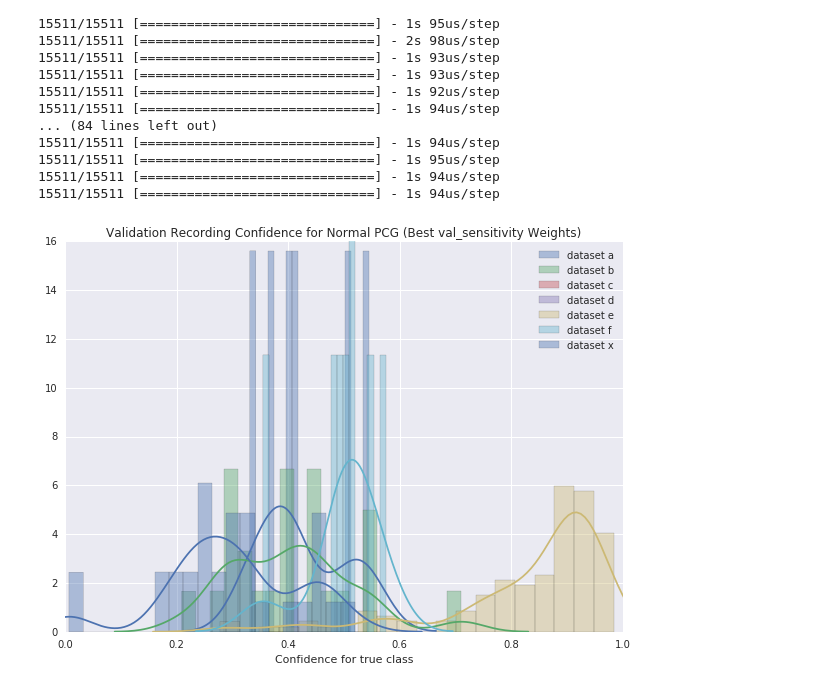
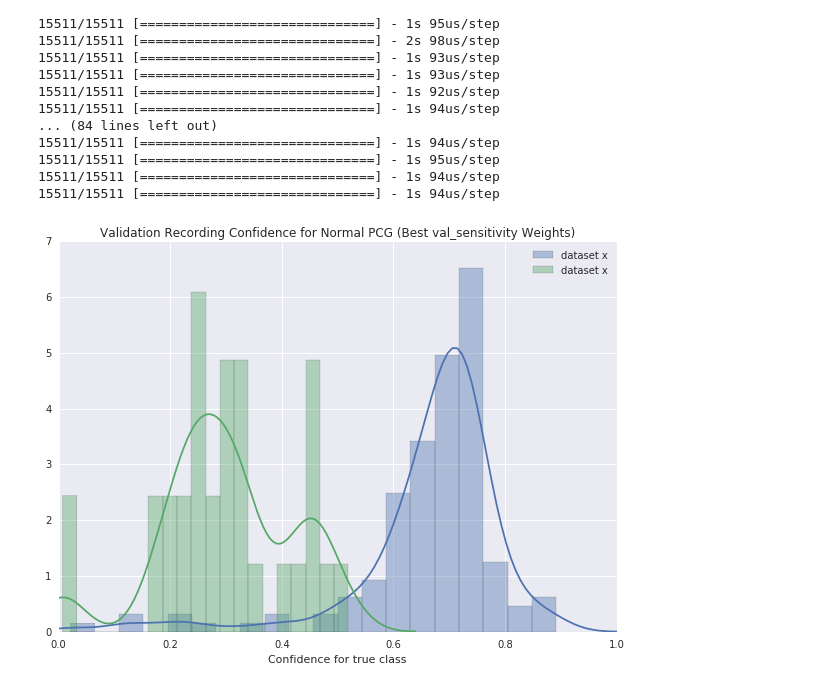
Before and after one commit to AhmedImtiazPrio/heartnet, a Jupyter notebook: codes/eval.ipynb, the cells around one changed output. Cells and saved outputs as stored; diff of their text form; code cells hidden in the pictures.

```diff
--- a/codes/eval.ipynb
+++ b/codes/eval.ipynb
@@ -458,0 +432,10 @@ Length: 110, dtype: int64
+# %%
+for true in dfTrain.true.unique():
+    print ("Label %d : Count %d" % (true,dfTrain['conf_'+metric][dfTrain.true == true][dfTrain.quality == 0].count()))
+    sns.distplot(dfTrain['conf_'+metric][dfTrain.true == true][dfTrain.quality == 0],bins=20,
+#                      kde_kws={'bw':.04},
+                     label=str(true)
+                    )
+plt.legend()
+plt.xlim([0,1])
+plt.show()
@@ -458,0 +446,23 @@ Length: 110, dtype: int64
+# %%
+colors = {'a':'b','b':'g','c':'r','d':'c','e':'m','f':'y','x':'k'}
+markers = ["x","o"]
+# %%
+it = itertools.combinations(weights.keys(),2)
+plt.figure(figsize=(10,7))
+for each in it:
+    for dataset in dfTrain.dataset.unique():
+        plt.scatter(x=dfVal['conf_'+each[0]][dfVal.dataset == dataset],
+                    y=dfVal['conf_'+each[1]][dfVal.dataset == dataset],
+                    color=colors[dataset],
+                    label=dataset,
+                    marker="o",
+#                     linewidth=
+                   )
+#     plt.scatter(x=dfTrain['conf_'+each[0]], y=dfTrain['conf_'+each[1]], color=[colors[dataset] for dataset in dfTrain['dataset']],marker="*")
+    plt.xlabel('conf_'+each[0])
+    plt.xlim(0,1)
+    plt.ylim(0,1)
+    plt.ylabel('conf_'+each[1])
+    plt.legend(loc=2,fontsize='large')
+    plt.show()
+    plt.figure(figsize=(10,7))
@@ -464,7 +482,7 @@ plt.show()
 # %% [markdown]
 # Visualize confidence distributions accross recordings
 # %%
-test = dfTrain[dfTrain.conf_mean < .45][dfTrain.true == 1][dfTrain.dataset == 'x']
+test = dfTrain[dfTrain.conf_mean < .4][dfTrain.conf_var < .002][dfTrain.dataset == 'x']
 print("Number of recordings %d" % (test.count()[0]))
 test.set_index("filenames",inplace=True)
 test = test.transpose()
@@ -555,18 +578,21 @@ for epoch in range(min_epoch,df.epoch.count()):
 # %%
 # dfVal['conf_mean'] = dfVal[list(dfVal.columns.values)[-100:]].mean(axis=1).values
 # dfVal['conf_var'] = dfVal[list(dfVal.columns.values)[-100:]].var(axis=1).values
 plt.figure(figsize=(10,7))
 metric = 'val_sensitivity'
 for dataset in dfTrain.dataset.unique():
 #     sns.distplot(dfVal['conf_'+metric][dfVal.true == 1],bins=20,kde_kws={'bw':.04},label='Abnormal')
+    if dataset != 'x':
+        continue
+    sns.distplot(dfVal['conf_'+metric][dfVal.true == 1][dfVal.dataset == dataset],bins=20,kde_kws={'bw':.04},label='dataset '+dataset)
     sns.distplot(dfVal['conf_'+metric][dfVal.true == 0][dfVal.dataset == dataset],bins=20,kde_kws={'bw':.04},label='dataset '+dataset)
 plt.legend()
 plt.xlim([0,1])
 plt.xlabel("Confidence for true class")
 plt.title("Validation Recording Confidence for Normal PCG (Best "+metric+" Weights)")
 plt.show()
 # %% [output]
-[figure, old version]
+[figure, new version]
 # %%
 dfTrain.to_csv('/media/taufiq/Data1/heart_sound/dfTrain.csv',index=None)
 dfVal.to_csv('/media/taufiq/Data1/heart_sound/dfVal.csv',index=None)
```
Also changed, not shown: parts of 11 cells of this notebook.
